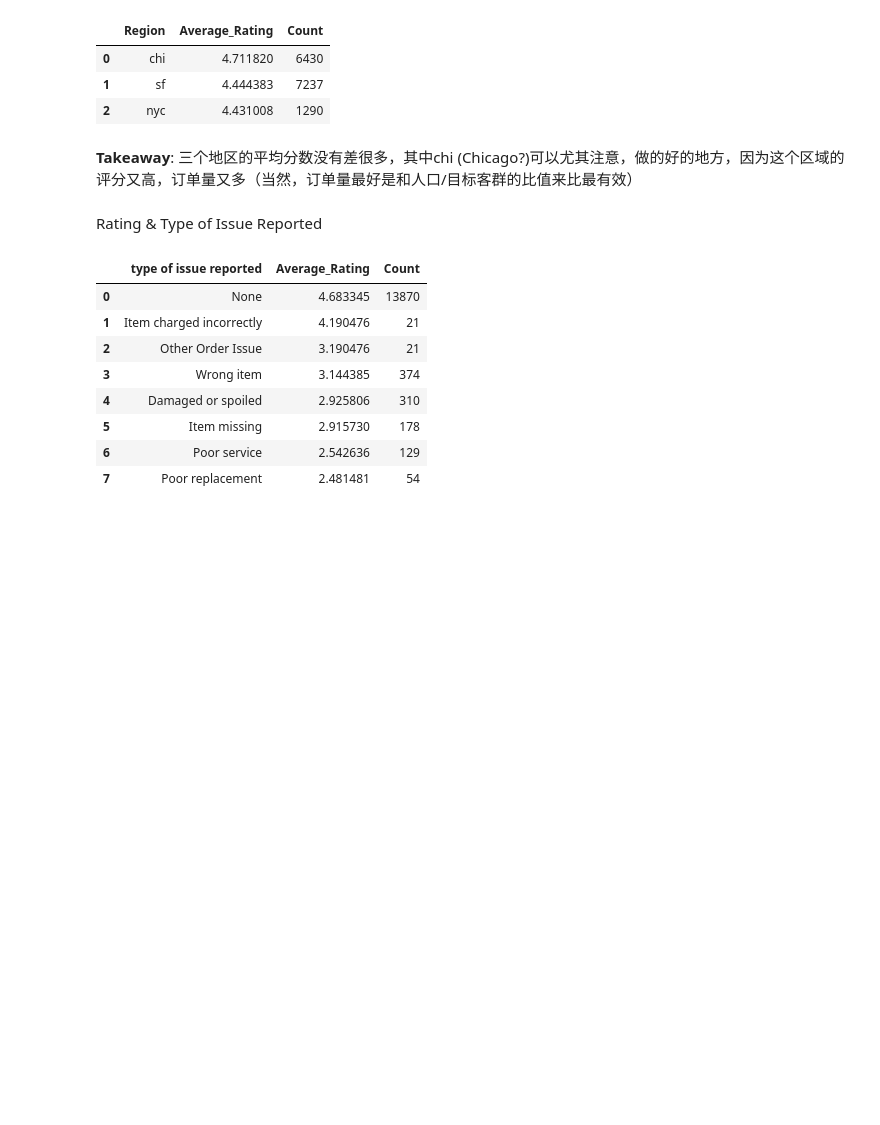
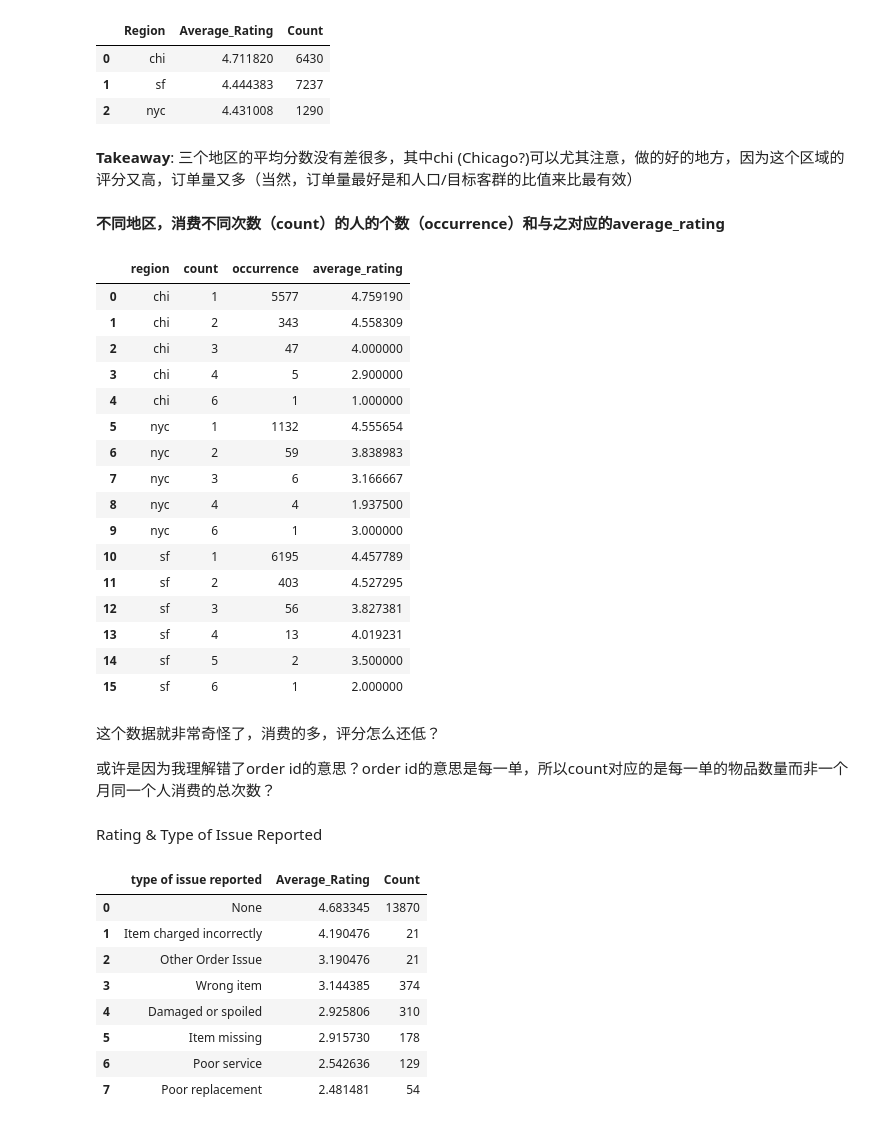
Before and after one commit to PeiZheng224/AI-Powered-Marketing-Content-Pipeline, a Jupyter notebook: instacart_1/takehomefile.ipynb, the cells around one changed output. Drawn from its saved outputs; the diff is of its cells as text; code cells hidden in the pictures; blank space fills up the shorter version.

```diff
--- a/instacart_1/takehomefile.ipynb
+++ b/instacart_1/takehomefile.ipynb
@@ -260,6 +262,45 @@ display(rating_region_df)
 | 2 | nyc | 4.431008 | 1290 |
 # %% [markdown]
 **Takeaway**: 三个地区的平均分数没有差很多，其中chi (Chicago?)可以尤其注意，做的好的地方，因为这个区域的评分又高，订单量又多（当然，订单量最好是和人口/目标客群的比值来比最有效）
+# %% [markdown]
+**不同地区，消费不同次数（count）的人的个数（occurrence）和与之对应的average_rating**
+# %%
+# Calculate the average rating for each unique order_id from the original data
+order_id_ratings = df.groupby('order id')['customer order rating'].mean().reset_index()
+order_id_ratings.rename(columns={'customer order rating': 'average_rating_per_order'}, inplace=True)
+
+# Merge OrderId_df with order_id_ratings to bring in the 'average_rating_per_order' for each order_id
+OrderId_df_with_ratings = pd.merge(OrderId_df, order_id_ratings, on='order id', how='left')
+
+# Now, group this new DataFrame by 'region' and 'count' and calculate the average of 'average_rating_per_order'
+distribution_by_region_and_order_count = OrderId_df_with_ratings.groupby(['region', 'count']).agg(
+    occurrence=('order id', 'size'),  # Keep the original 'occurrence' logic (number of order_ids in this group)
+    average_rating=('average_rating_per_order', 'mean') # Add the average rating for orders in this group
+).reset_index()
+
+display(distribution_by_region_and_order_count)
+# %% [output]
+|  | region | count | occurrence | average_rating |
+| 0 | chi | 1 | 5577 | 4.759190 |
+| 1 | chi | 2 | 343 | 4.558309 |
+| 2 | chi | 3 | 47 | 4.000000 |
+| 3 | chi | 4 | 5 | 2.900000 |
+| 4 | chi | 6 | 1 | 1.000000 |
+| 5 | nyc | 1 | 1132 | 4.555654 |
+| 6 | nyc | 2 | 59 | 3.838983 |
+| 7 | nyc | 3 | 6 | 3.166667 |
+| 8 | nyc | 4 | 4 | 1.937500 |
+| 9 | nyc | 6 | 1 | 3.000000 |
+| 10 | sf | 1 | 6195 | 4.457789 |
+| 11 | sf | 2 | 403 | 4.527295 |
+| 12 | sf | 3 | 56 | 3.827381 |
+| 13 | sf | 4 | 13 | 4.019231 |
+| 14 | sf | 5 | 2 | 3.500000 |
+| 15 | sf | 6 | 1 | 2.000000 |
+# %% [markdown]
+这个数据就非常奇怪了，消费的多，评分怎么还低？
+
+或许是因为我理解错了order id的意思？order id的意思是每一单，所以count对应的是每一单的物品数量而非一个月同一个人消费的总次数？
 # %% [markdown]
 Rating & Type of Issue Reported
 # %%
```
Also changed, not shown: parts of 13 cells of this notebook.
